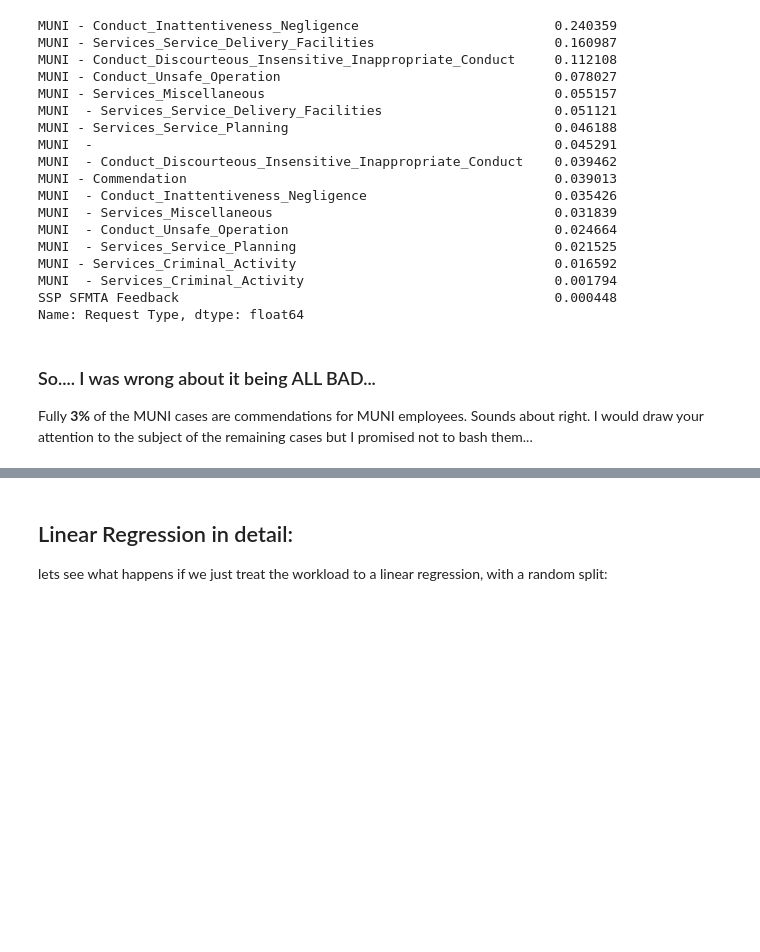
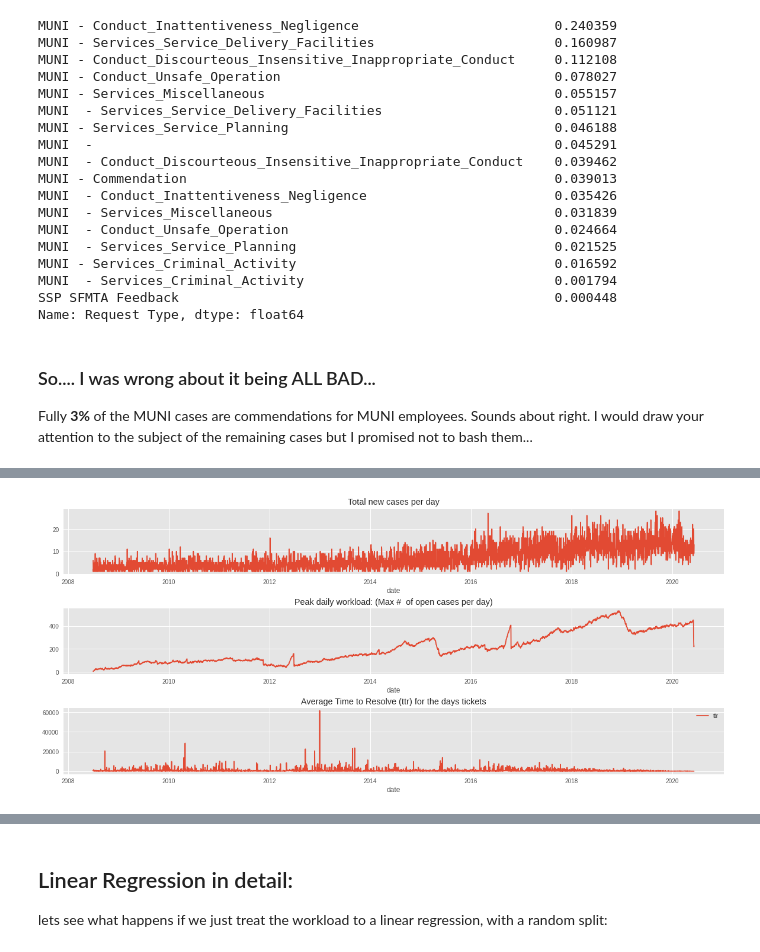
Before and after one commit to dmhliu/DS-Unit-2-Build-dmhliu, a Jupyter notebook: build2.ipynb, the cells around one changed output, grey strips where cells are left out. Cells and saved outputs as stored; diff of their text form; code cells hidden in the pictures; blank space fills up the shorter version.

```diff
--- a/build2.ipynb
+++ b/build2.ipynb
@@ -118,20 +124,21 @@ class Wrangler:
        # self.nanvals add self to
 
 #"internal"
-    def drop_rows_by_mask(self,df=None,labels=None):
-        """takes a dataframe, and list of labels to drop INPLACE,
+    def drop_rows_by_mask(self,df=None,rowmask=None):
+        """takes a dataframe, a boolean row rowmask to drop INPLACE,
+        or drop all the rows in self.droprows,
         returns the modified dataframe"""
         if df is None:
             df=self.working
-        if labels is None:
+        if rowmask is None:
             print('dropping all in droprows..')
             if self.droprows:
-                labels = list(self.droprows.keys())
-        mask = self.droprows[labels[0]]  #get first boolean mask
-        for l in labels:
-            print('\napplying mask: ',l )
-            mask = mask | self.droprows[l]   #or them all together
-        df.drop(index=df[mask].index,inplace=True)
+                dropdict = list(self.droprows.keys())
+            rowmask = self.droprows[dropdict[0]]  #get first boolean mask
+            for l in dropdict:
+                print('\napplying mask: ',l )
+                rowmask = rowmask | self.droprows[l]   #or them all together
+        df.drop(index=df[rowmask].index,inplace=True)
         return df
 
     def drop_dupes(self, df=None):
@@ -210,6 +217,7 @@ class Wrangler:
 
 
     def make_feature(self,newlabel,input,fun):      #make or overwrite column newlabel
+        """input=label, or list of labels that form series to apply fun"""
         df=self.working
         try:
             df[newlabel] = df[input].apply(fun, axis=1)  #or map or tranform?
@@ -534,0 +448,23 @@ fig.show()
+# %%
+from matplotlib.ticker import (MultipleLocator, FormatStrFormatter,
+                               AutoMinorLocator)
+import matplotlib.dates as mdates
+
+daily = wrangler.working.copy()
+
+fig, ax= plt.subplots(3)
+plt.subplots_adjust(left=None, bottom=0.1, right=None, top=None, wspace=None, hspace=0.5)
+
+daily['date'] = pd.DatetimeIndex(daily.Opened).date
+daily[['date','workload']].groupby('date').max().plot(legend=False, figsize=(20,8), ax=ax[1])
+#daily_load.
+daily[['date','CaseID']].groupby('date').count().plot(legend=False ,ax=ax[0])
+daily[['date','ttr']].groupby('date').agg({'ttr': lambda t : np.mean(t.dt.total_seconds()/3600 )}).plot(ax=ax[2])
+
+ax[0].set_title('Total new cases per day')
+ax[1].set_title('Peak daily workload: (Max #  of open cases per day)')
+ax[2].set_title('Average Time to Resolve (ttr) for the days tickets')
+
+plt.show()
+# %% [output]
+[figure, added]
```
Also changed, not shown: parts of 74 cells of this notebook, 1 other file.
